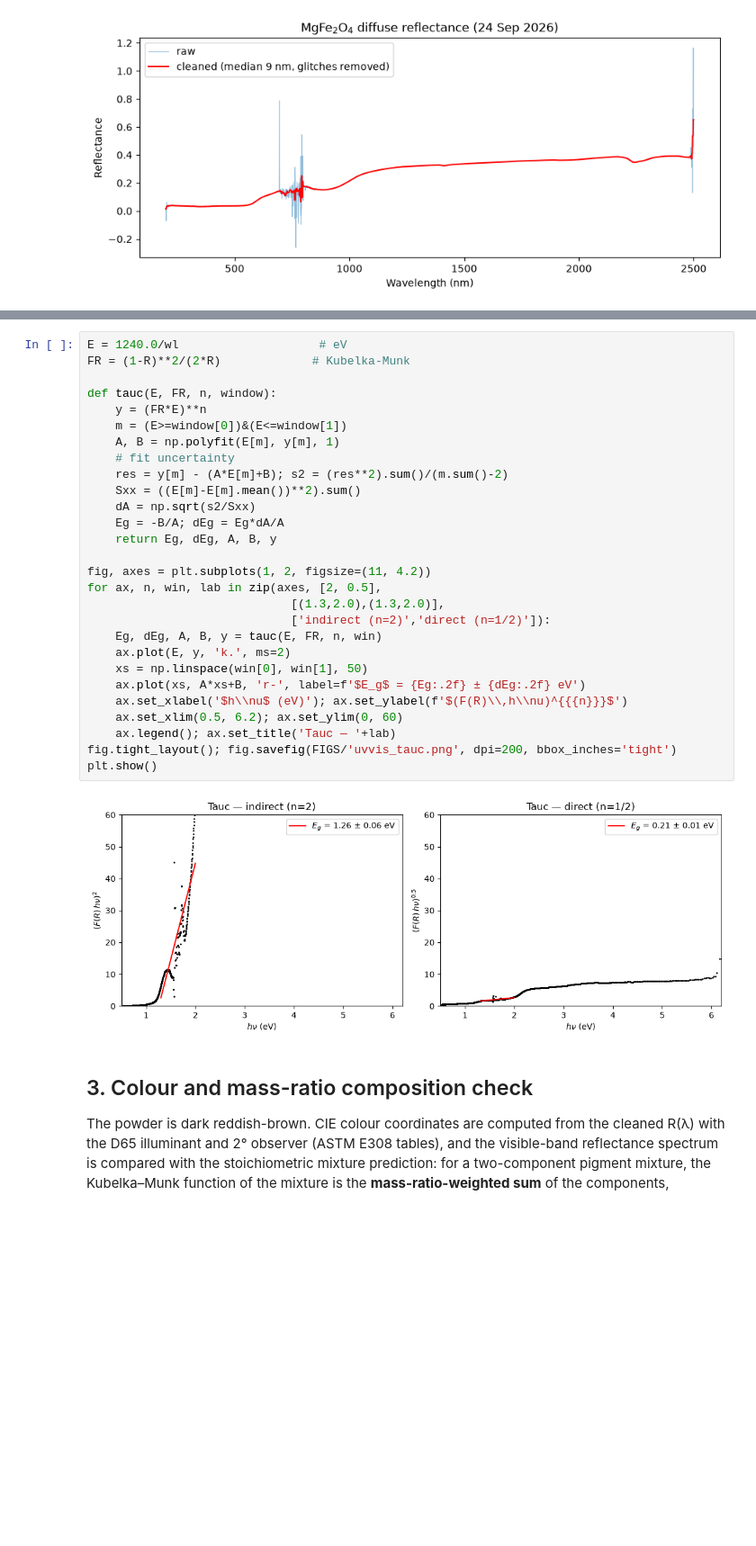
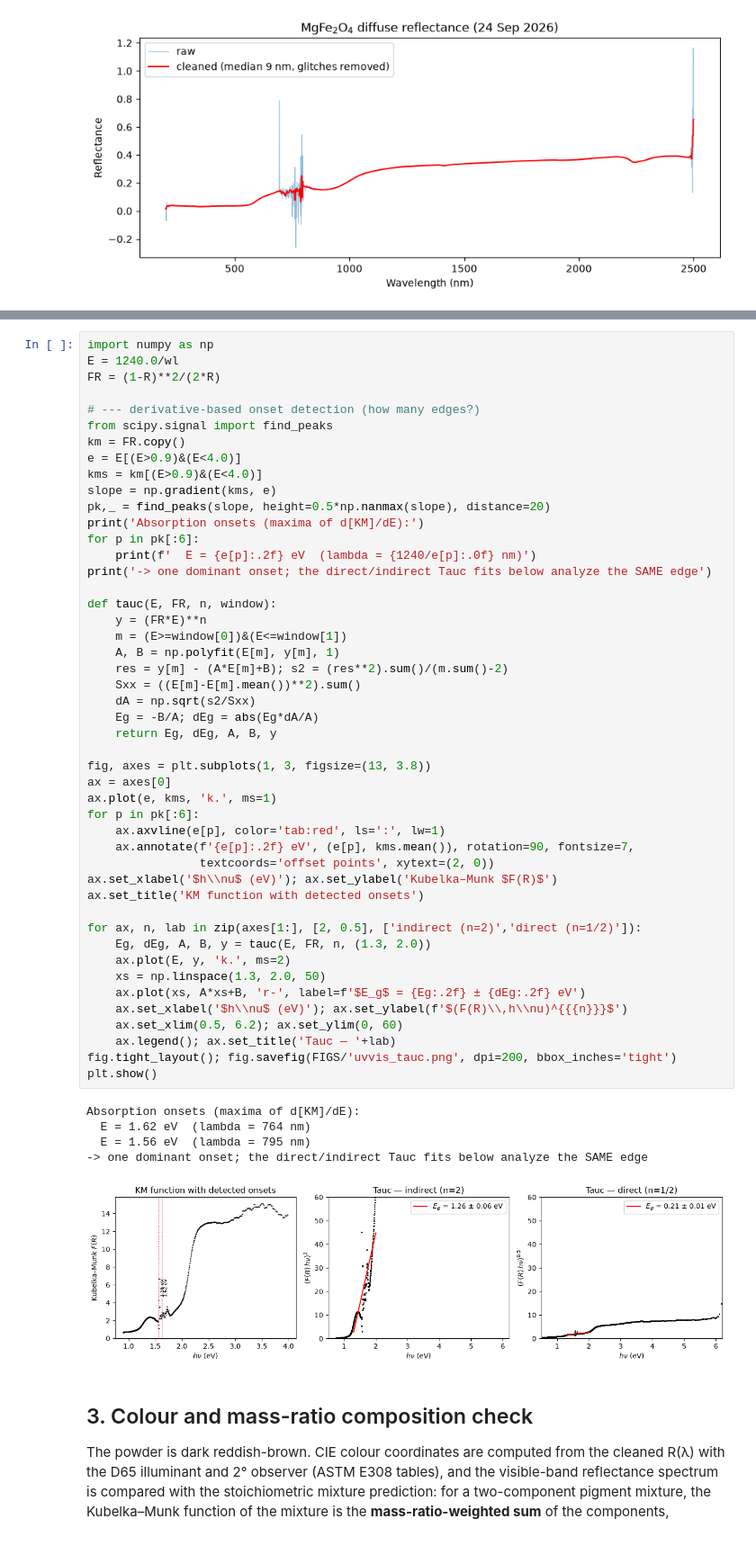
Before and after one commit to rifu-uni/tcb, a Jupyter notebook: analysis/notebooks/uvvis_analysis.ipynb, the cells around one changed output, grey strips where cells are left out. Shown at 90% size. Drawn from its saved outputs; the diff is of its cells as text; blank space fills up the shorter version.

```diff
--- a/analysis/notebooks/uvvis_analysis.ipynb
+++ b/analysis/notebooks/uvvis_analysis.ipynb
@@ -69,33 +70,56 @@ MgFe$_2$O$_4$ is a direct-gap (~2.0 eV bulk) semiconductor; hematite is indirect
 # %%
-E = 1240.0/wl                    # eV
-FR = (1-R)**2/(2*R)             # Kubelka-Munk
+import numpy as np
+E = 1240.0/wl
+FR = (1-R)**2/(2*R)
+
+# --- derivative-based onset detection (how many edges?)
+from scipy.signal import find_peaks
+km = FR.copy()
+e = E[(E>0.9)&(E<4.0)]
+kms = km[(E>0.9)&(E<4.0)]
+slope = np.gradient(kms, e)
+pk,_ = find_peaks(slope, height=0.5*np.nanmax(slope), distance=20)
+print('Absorption onsets (maxima of d[KM]/dE):')
+for p in pk[:6]:
+    print(f'  E = {e[p]:.2f} eV  (lambda = {1240/e[p]:.0f} nm)')
+print('-> one dominant onset; the direct/indirect Tauc fits below analyze the SAME edge')
 
 def tauc(E, FR, n, window):
     y = (FR*E)**n
     m = (E>=window[0])&(E<=window[1])
     A, B = np.polyfit(E[m], y[m], 1)
-    # fit uncertainty
     res = y[m] - (A*E[m]+B); s2 = (res**2).sum()/(m.sum()-2)
     Sxx = ((E[m]-E[m].mean())**2).sum()
     dA = np.sqrt(s2/Sxx)
-    Eg = -B/A; dEg = Eg*dA/A
+    Eg = -B/A; dEg = abs(Eg*dA/A)
     return Eg, dEg, A, B, y
 
-fig, axes = plt.subplots(1, 2, figsize=(11, 4.2))
-for ax, n, win, lab in zip(axes, [2, 0.5],
-                             [(1.3,2.0),(1.3,2.0)],
-                             ['indirect (n=2)','direct (n=1/2)']):
-    Eg, dEg, A, B, y = tauc(E, FR, n, win)
+fig, axes = plt.subplots(1, 3, figsize=(13, 3.8))
+ax = axes[0]
+ax.plot(e, kms, 'k.', ms=1)
+for p in pk[:6]:
+    ax.axvline(e[p], color='tab:red', ls=':', lw=1)
+    ax.annotate(f'{e[p]:.2f} eV', (e[p], kms.mean()), rotation=90, fontsize=7,
+                textcoords='offset points', xytext=(2, 0))
+ax.set_xlabel('$h\\nu$ (eV)'); ax.set_ylabel('Kubelka–Munk $F(R)$')
+ax.set_title('KM function with detected onsets')
+
+for ax, n, lab in zip(axes[1:], [2, 0.5], ['indirect (n=2)','direct (n=1/2)']):
+    Eg, dEg, A, B, y = tauc(E, FR, n, (1.3, 2.0))
     ax.plot(E, y, 'k.', ms=2)
-    xs = np.linspace(win[0], win[1], 50)
+    xs = np.linspace(1.3, 2.0, 50)
     ax.plot(xs, A*xs+B, 'r-', label=f'$E_g$ = {Eg:.2f} ± {dEg:.2f} eV')
     ax.set_xlabel('$h\\nu$ (eV)'); ax.set_ylabel(f'$(F(R)\\,h\\nu)^{{{n}}}$')
     ax.set_xlim(0.5, 6.2); ax.set_ylim(0, 60)
     ax.legend(); ax.set_title('Tauc — '+lab)
 fig.tight_layout(); fig.savefig(FIGS/'uvvis_tauc.png', dpi=200, bbox_inches='tight')
 plt.show()
 # %% [output]
+Absorption onsets (maxima of d[KM]/dE):
+  E = 1.62 eV  (lambda = 764 nm)
+  E = 1.56 eV  (lambda = 795 nm)
+-> one dominant onset; the direct/indirect Tauc fits below analyze the SAME edge
-[figure, old version]
+[figure, new version]
 # %% [markdown]
 ## 3. Colour and mass-ratio composition check
 
```
Also changed, not shown: parts of 3 cells of this notebook, 9 other files.
